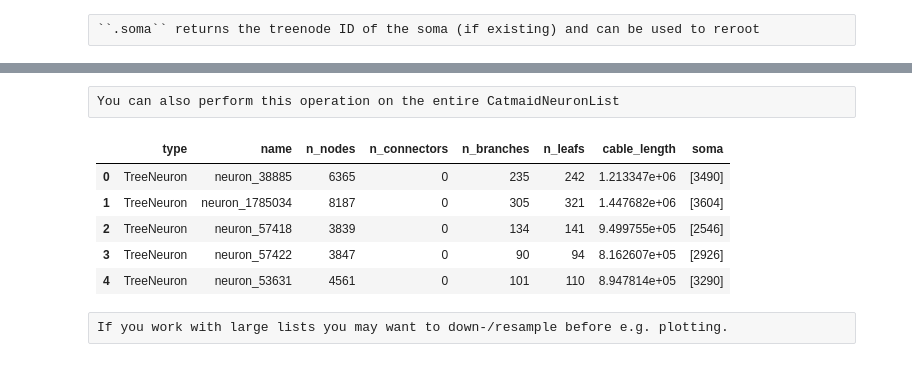
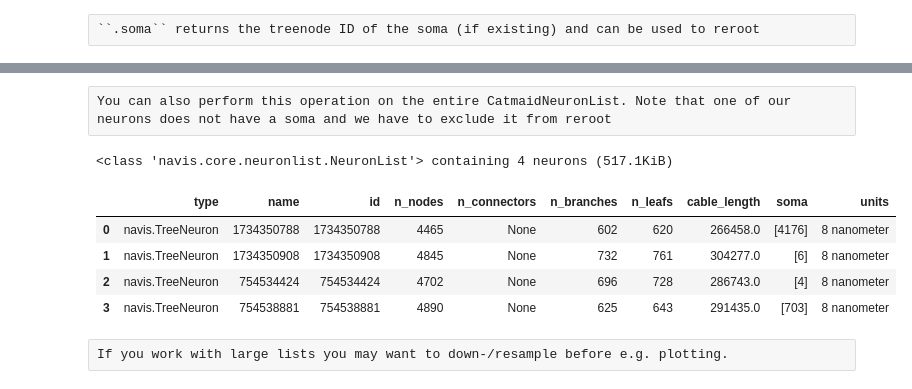
Before and after one commit to navis-org/navis, a Jupyter notebook: docs/source/tutorials/morph_analysis.ipynb, the cells around one changed output, grey strips where cells are left out. Saved outputs shown, nothing was run; the diff lists cells and outputs as text; code cells hidden in the pictures.

```diff
--- a/docs/source/tutorials/morph_analysis.ipynb
+++ b/docs/source/tutorials/morph_analysis.ipynb
@@ -60,14 +62,15 @@ nl[0].reroot(nl[0].soma)
 # %% [raw]
-You can also perform this operation on the entire CatmaidNeuronList
+You can also perform this operation on the entire CatmaidNeuronList. Note that one of our neurons does not have a soma and we have to exclude it from reroot
 # %%
-nl.reroot(nl.soma, inplace=False)
+nl_soma = nl[nl.soma != None]
+nl_soma.reroot(nl_soma.soma, inplace=False)
 # %% [output]
+<class 'navis.core.neuronlist.NeuronList'> containing 4 neurons (517.1KiB)
-|  | type | name | n_nodes | n_connectors | n_branches | n_leafs | cable_length | soma |
-| 0 | TreeNeuron | neuron_38885 | 6365 | 0 | 235 | 242 | 1.213347e+06 | [3490] |
-| 1 | TreeNeuron | neuron_1785034 | 8187 | 0 | 305 | 321 | 1.447682e+06 | [3604] |
-| 2 | TreeNeuron | neuron_57418 | 3839 | 0 | 134 | 141 | 9.499755e+05 | [2546] |
-| 3 | TreeNeuron | neuron_57422 | 3847 | 0 | 90 | 94 | 8.162607e+05 | [2926] |
-| 4 | TreeNeuron | neuron_53631 | 4561 | 0 | 101 | 110 | 8.947814e+05 | [3290] |
+|  | type | name | id | n_nodes | n_connectors | n_branches | n_leafs | cable_length | soma | units |
+| 0 | navis.TreeNeuron | 1734350788 | 1734350788 | 4465 | None | 602 | 620 | 266458.0 | [4176] | 8 nanometer |
+| 1 | navis.TreeNeuron | 1734350908 | 1734350908 | 4845 | None | 732 | 761 | 304277.0 | [6] | 8 nanometer |
+| 2 | navis.TreeNeuron | 754534424 | 754534424 | 4702 | None | 696 | 728 | 286743.0 | [4] | 8 nanometer |
+| 3 | navis.TreeNeuron | 754538881 | 754538881 | 4890 | None | 625 | 643 | 291435.0 | [703] | 8 nanometer |
 # %% [raw]
 If you work with large lists you may want to down-/resample before e.g. plotting.
 # %%
```
Also changed, not shown: parts of 8 cells of this notebook, 5 other files.
